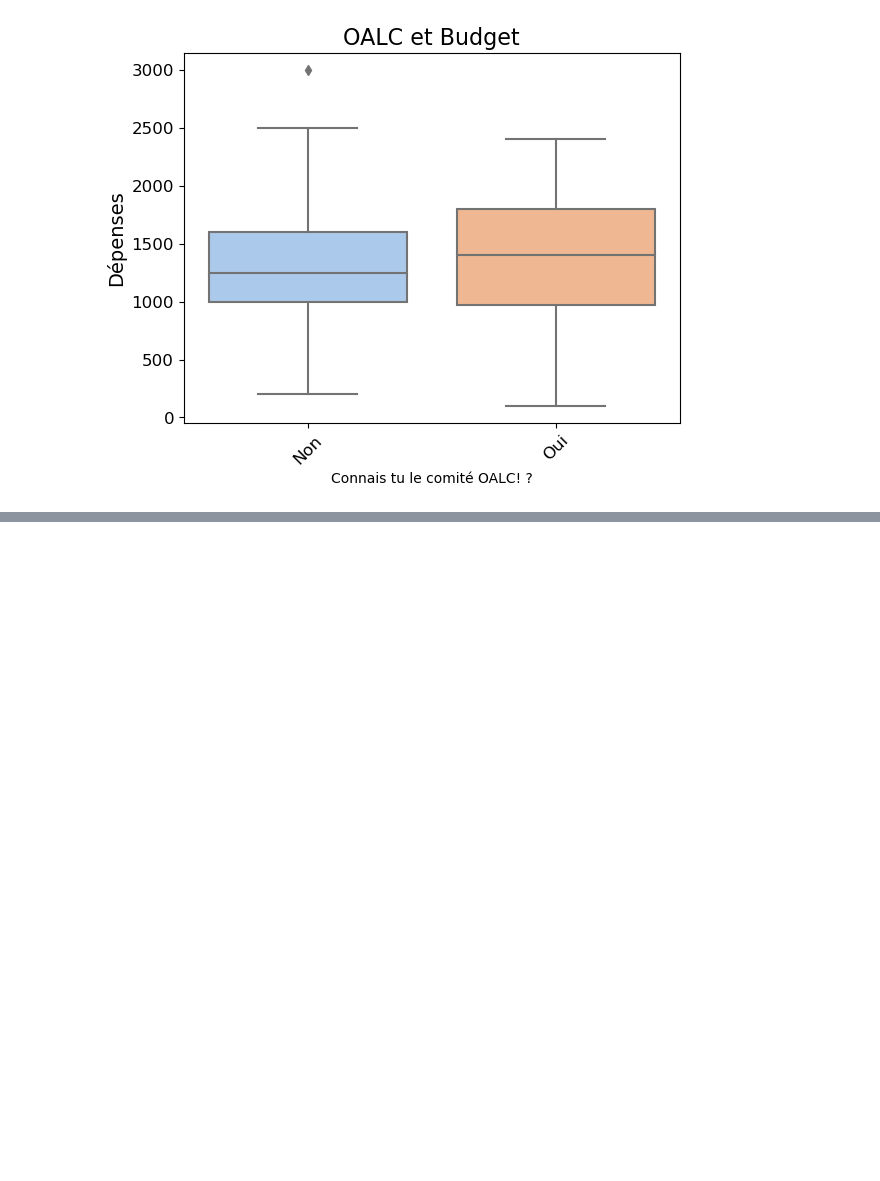
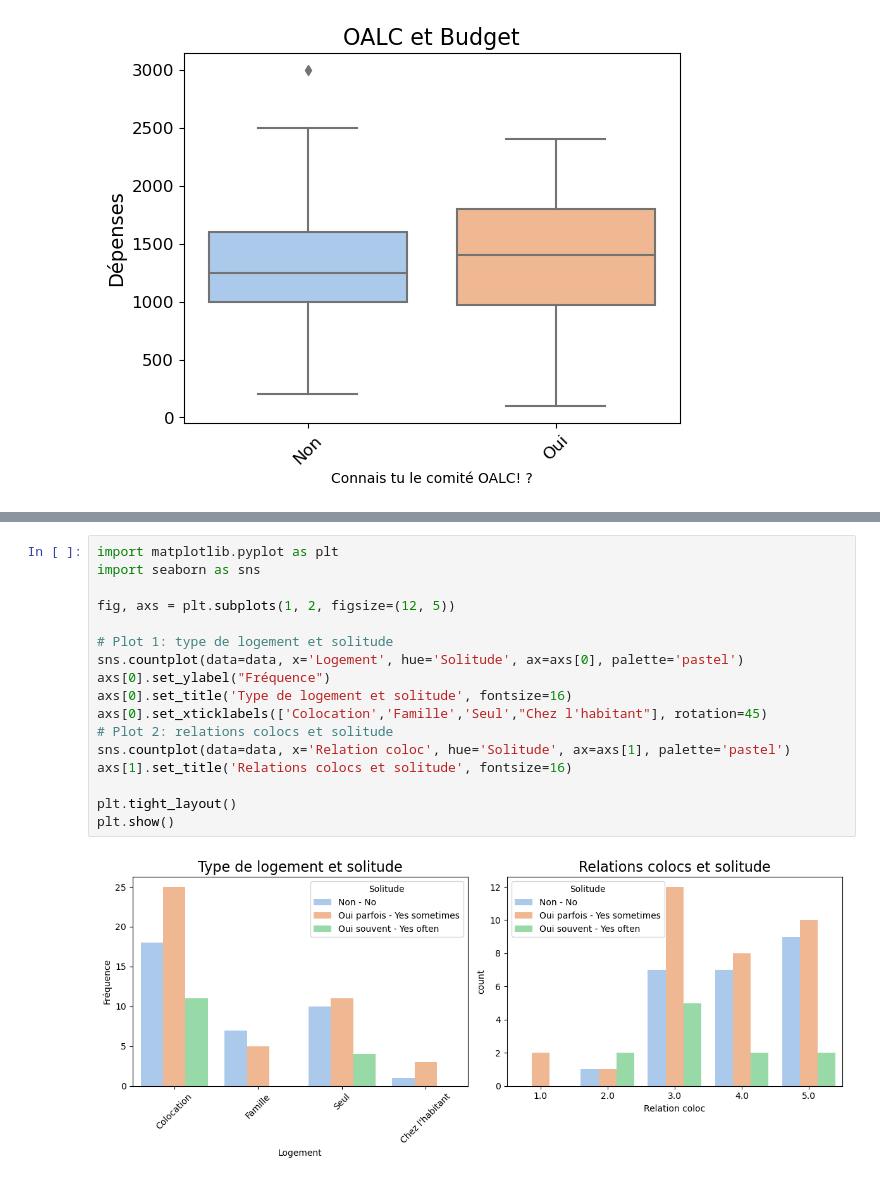
Before and after one commit to ClarissePierre/Precarite_Analyse, a Jupyter notebook: analyse.ipynb, the cells around one changed output, grey strips where cells are left out. Cells and saved outputs as stored; diff of their text form; blank space fills up the shorter version.

```diff
--- a/analyse.ipynb
+++ b/analyse.ipynb
@@ -1260,0 +1279,19 @@ plt.show()
+# %%
+import matplotlib.pyplot as plt
+import seaborn as sns
+
+fig, axs = plt.subplots(1, 2, figsize=(12, 5))
+
+# Plot 1: type de logement et solitude
+sns.countplot(data=data, x='Logement', hue='Solitude', ax=axs[0], palette='pastel')
+axs[0].set_ylabel("Fréquence")
+axs[0].set_title('Type de logement et solitude', fontsize=16)
+axs[0].set_xticklabels(['Colocation','Famille','Seul',"Chez l'habitant"], rotation=45)
+# Plot 2: relations colocs et solitude
+sns.countplot(data=data, x='Relation coloc', hue='Solitude', ax=axs[1], palette='pastel')
+axs[1].set_title('Relations colocs et solitude', fontsize=16)
+
+plt.tight_layout()
+plt.show()
+# %% [output]
+[figure, added]
```
Also changed, not shown: parts of 6 cells of this notebook.
